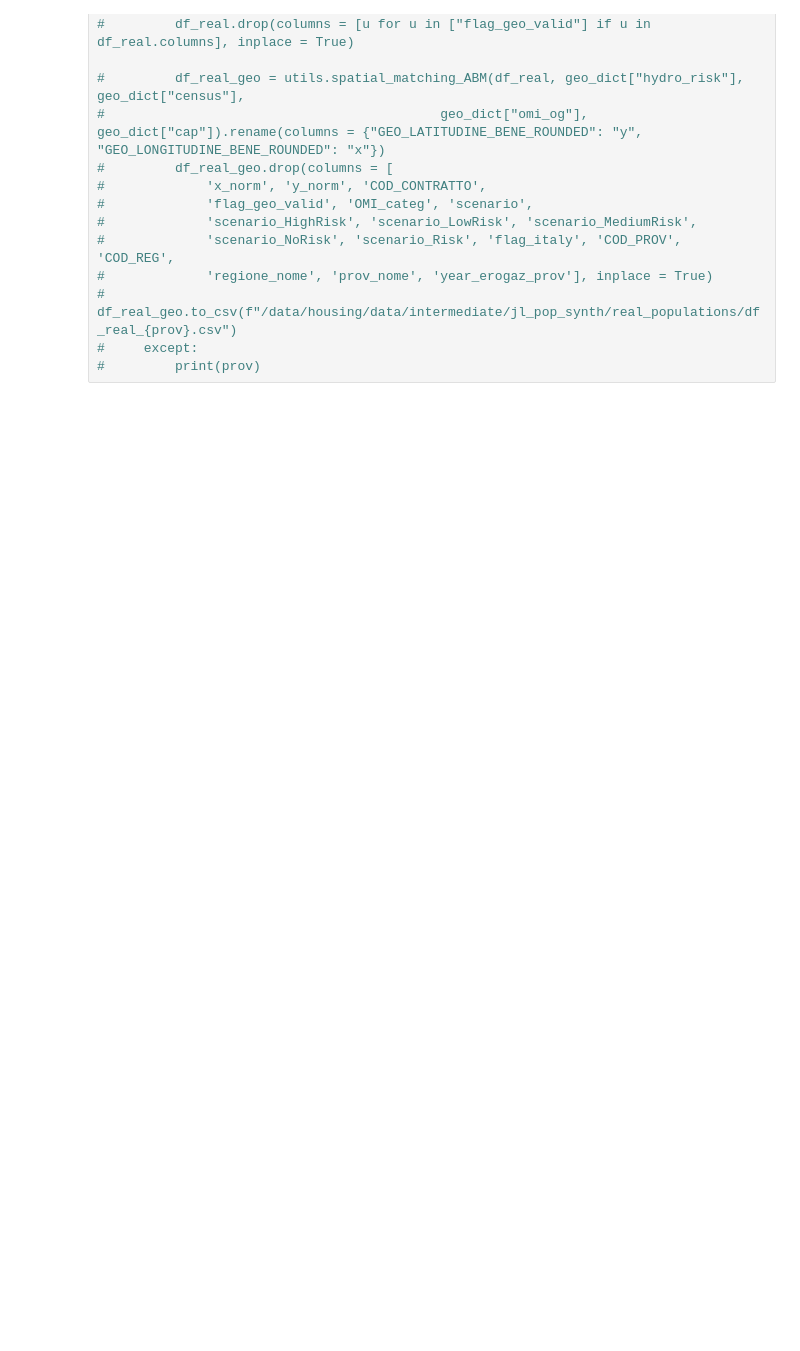
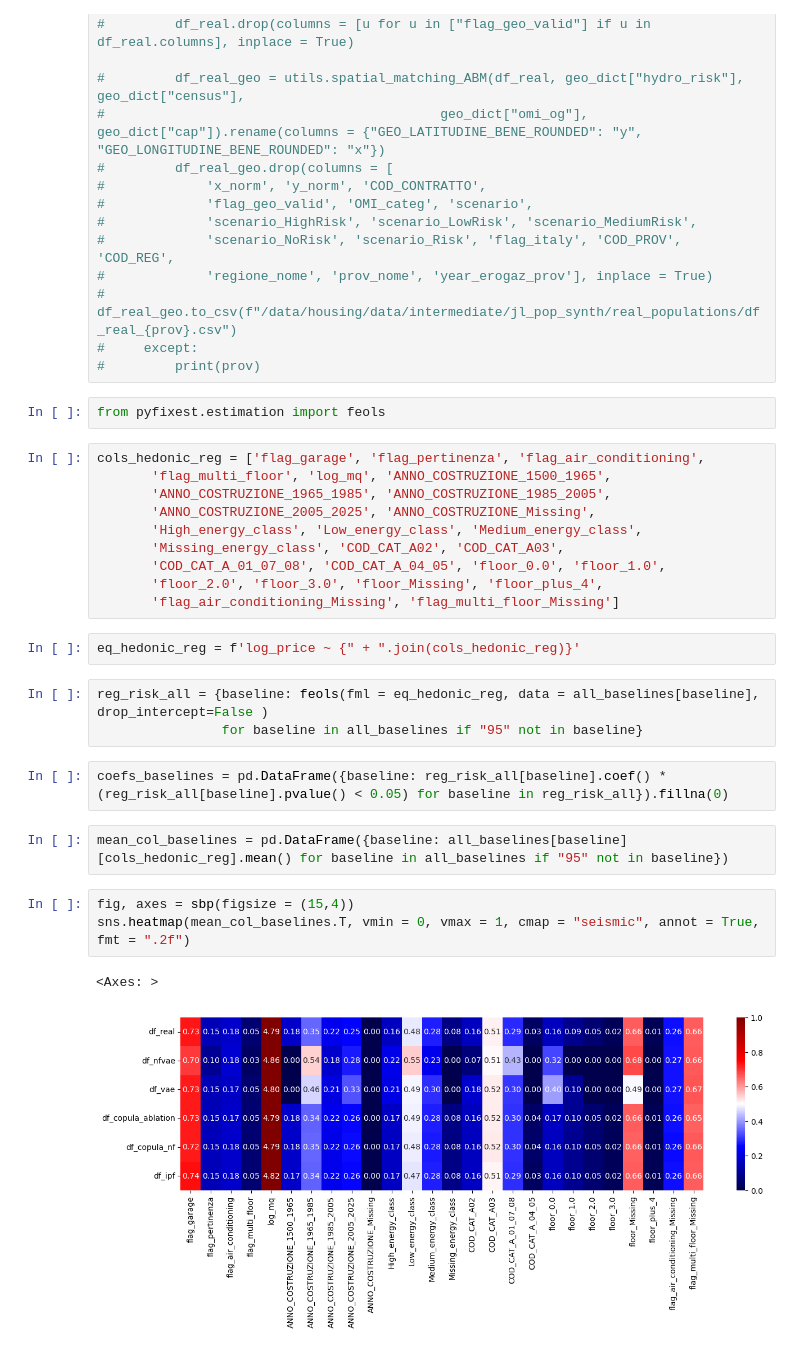
Before and after one commit to jaclenti/NFVAE-population-synthesis, a Jupyter notebook: notebooks/jl_compare_all_baselines.ipynb, the cells around one changed output. Cells and saved outputs as stored; diff of their text form; blank space fills up the shorter version.

```diff
--- a/notebooks/jl_compare_all_baselines.ipynb
+++ b/notebooks/jl_compare_all_baselines.ipynb
@@ -80,3 +157,30 @@ axes[0,3].legend(fontsize = 14, markerscale = 10, title_fontsize = 14).set_title
 #         df_real_geo.to_csv(f"/data/housing/data/intermediate/jl_pop_synth/real_populations/df_real_{prov}.csv")
 #     except:
 #         print(prov)
+# %%
+from pyfixest.estimation import feols
+# %%
+cols_hedonic_reg = ['flag_garage', 'flag_pertinenza', 'flag_air_conditioning',
+       'flag_multi_floor', 'log_mq', 'ANNO_COSTRUZIONE_1500_1965',
+       'ANNO_COSTRUZIONE_1965_1985', 'ANNO_COSTRUZIONE_1985_2005',
+       'ANNO_COSTRUZIONE_2005_2025', 'ANNO_COSTRUZIONE_Missing',
+       'High_energy_class', 'Low_energy_class', 'Medium_energy_class',
+       'Missing_energy_class', 'COD_CAT_A02', 'COD_CAT_A03',
+       'COD_CAT_A_01_07_08', 'COD_CAT_A_04_05', 'floor_0.0', 'floor_1.0',
+       'floor_2.0', 'floor_3.0', 'floor_Missing', 'floor_plus_4',
+       'flag_air_conditioning_Missing', 'flag_multi_floor_Missing']
+# %%
+eq_hedonic_reg = f'log_price ~ {" + ".join(cols_hedonic_reg)}'
+# %%
+reg_risk_all = {baseline: feols(fml = eq_hedonic_reg, data = all_baselines[baseline], drop_intercept=False )
+                for baseline in all_baselines if "95" not in baseline}
+# %%
+coefs_baselines = pd.DataFrame({baseline: reg_risk_all[baseline].coef() *  (reg_risk_all[baseline].pvalue() < 0.05) for baseline in reg_risk_all}).fillna(0)
+# %%
+mean_col_baselines = pd.DataFrame({baseline: all_baselines[baseline][cols_hedonic_reg].mean() for baseline in all_baselines if "95" not in baseline})
+# %%
+fig, axes = sbp(figsize = (15,4))
+sns.heatmap(mean_col_baselines.T, vmin = 0, vmax = 1, cmap = "seismic", annot = True, fmt = ".2f")
+# %% [output]
+<Axes: >
+[figure, added]
```
Also changed, not shown: parts of 9 cells of this notebook, 3 other files.
